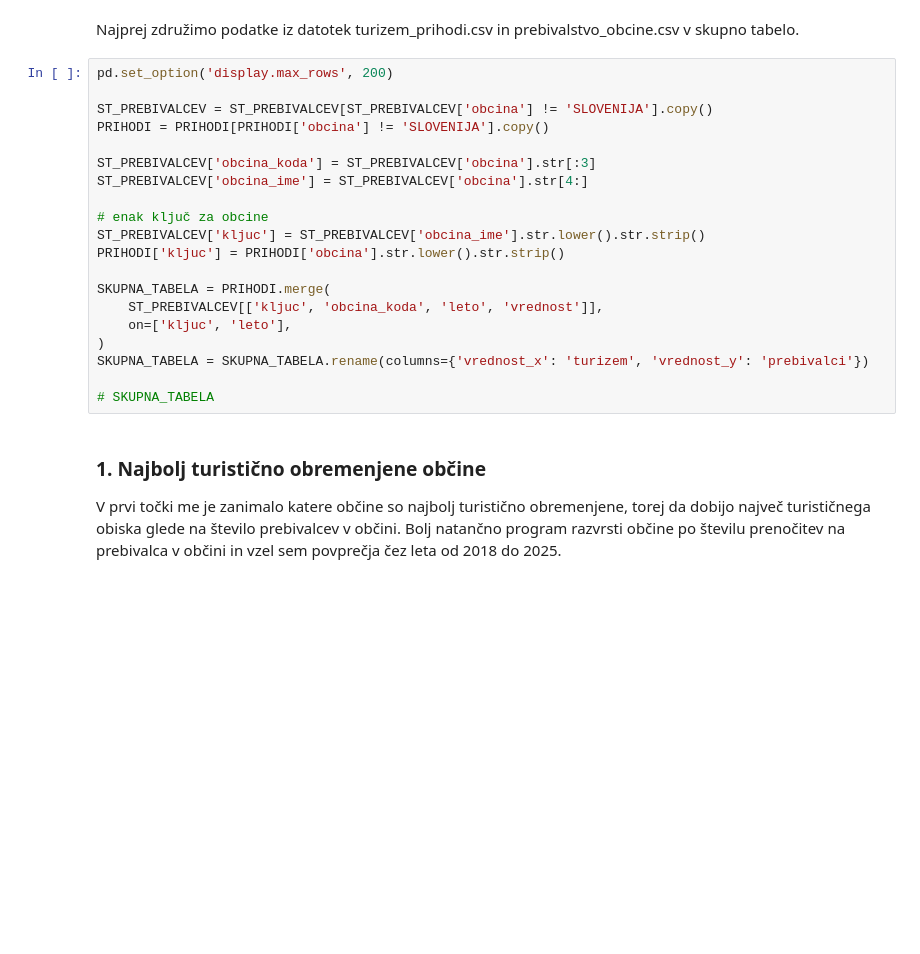
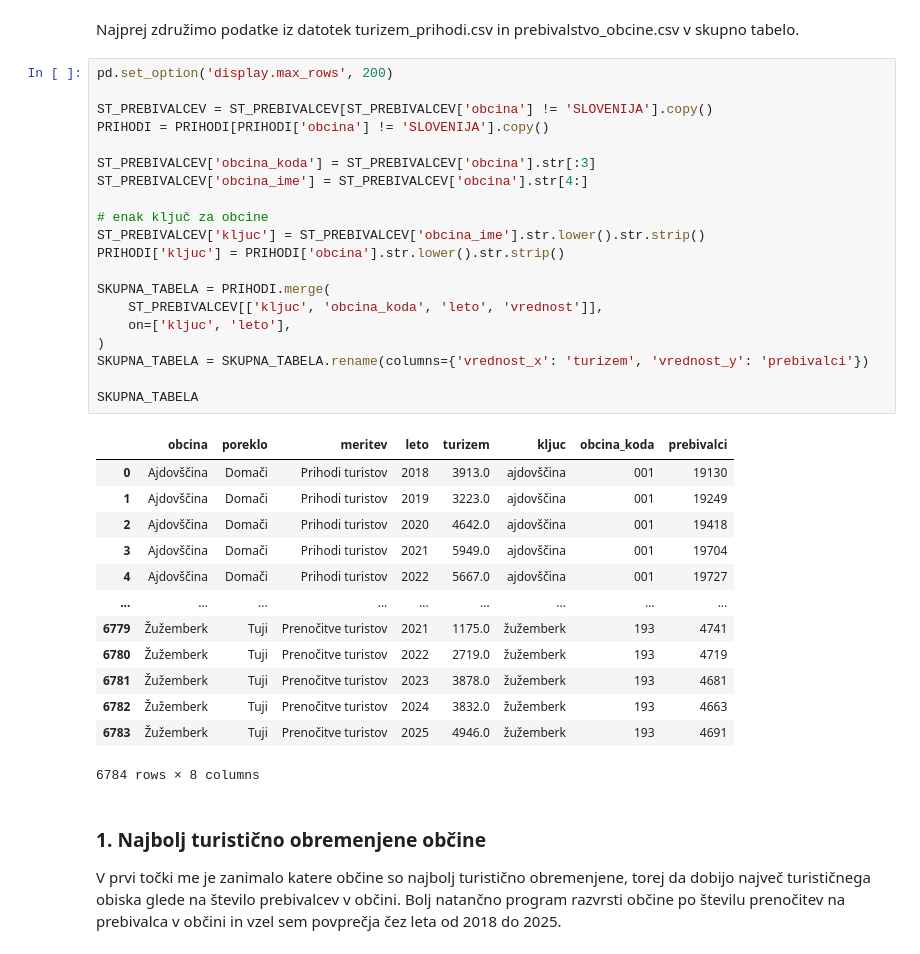
Before and after one commit to miharucigaj/Turizem, a Jupyter notebook: analiza_prihodov.ipynb, the cells around one changed output. Drawn from its saved outputs; the diff is of its cells as text; blank space fills up the shorter version.

```diff
--- a/analiza_prihodov.ipynb
+++ b/analiza_prihodov.ipynb
@@ -15,23 +15,37 @@ Najprej združimo podatke iz datotek turizem_prihodi.csv in prebivalstvo_obcine.
 # %%
 pd.set_option('display.max_rows', 200)
 
 ST_PREBIVALCEV = ST_PREBIVALCEV[ST_PREBIVALCEV['obcina'] != 'SLOVENIJA'].copy()
 PRIHODI = PRIHODI[PRIHODI['obcina'] != 'SLOVENIJA'].copy()
 
 ST_PREBIVALCEV['obcina_koda'] = ST_PREBIVALCEV['obcina'].str[:3]
 ST_PREBIVALCEV['obcina_ime'] = ST_PREBIVALCEV['obcina'].str[4:]
 
 # enak ključ za obcine
 ST_PREBIVALCEV['kljuc'] = ST_PREBIVALCEV['obcina_ime'].str.lower().str.strip()
 PRIHODI['kljuc'] = PRIHODI['obcina'].str.lower().str.strip()
 
 SKUPNA_TABELA = PRIHODI.merge(
     ST_PREBIVALCEV[['kljuc', 'obcina_koda', 'leto', 'vrednost']],
     on=['kljuc', 'leto'],
 )
 SKUPNA_TABELA = SKUPNA_TABELA.rename(columns={'vrednost_x': 'turizem', 'vrednost_y': 'prebivalci'})
 
-# SKUPNA_TABELA
+SKUPNA_TABELA
+# %% [output]
+|  | obcina | poreklo | meritev | leto | turizem | kljuc | obcina_koda | prebivalci |
+| 0 | Ajdovščina | Domači | Prihodi turistov | 2018 | 3913.0 | ajdovščina | 001 | 19130 |
+| 1 | Ajdovščina | Domači | Prihodi turistov | 2019 | 3223.0 | ajdovščina | 001 | 19249 |
+| 2 | Ajdovščina | Domači | Prihodi turistov | 2020 | 4642.0 | ajdovščina | 001 | 19418 |
+| 3 | Ajdovščina | Domači | Prihodi turistov | 2021 | 5949.0 | ajdovščina | 001 | 19704 |
+| 4 | Ajdovščina | Domači | Prihodi turistov | 2022 | 5667.0 | ajdovščina | 001 | 19727 |
+| ... | ... | ... | ... | ... | ... | ... | ... | ... |
+| 6779 | Žužemberk | Tuji | Prenočitve turistov | 2021 | 1175.0 | žužemberk | 193 | 4741 |
+| 6780 | Žužemberk | Tuji | Prenočitve turistov | 2022 | 2719.0 | žužemberk | 193 | 4719 |
+| 6781 | Žužemberk | Tuji | Prenočitve turistov | 2023 | 3878.0 | žužemberk | 193 | 4681 |
+| 6782 | Žužemberk | Tuji | Prenočitve turistov | 2024 | 3832.0 | žužemberk | 193 | 4663 |
+| 6783 | Žužemberk | Tuji | Prenočitve turistov | 2025 | 4946.0 | žužemberk | 193 | 4691 |
+6784 rows × 8 columns
 # %% [markdown]
 ### 1. Najbolj turistično obremenjene občine
 V prvi točki me je zanimalo katere občine so najbolj turistično obremenjene, torej da dobijo največ turističnega obiska glede na število prebivalcev v občini. Bolj natančno program razvrsti občine po številu prenočitev na prebivalca v občini in vzel sem povprečja čez leta od 2018 do 2025.
```
Also changed, not shown: parts of 16 cells of this notebook, 2 other files.
